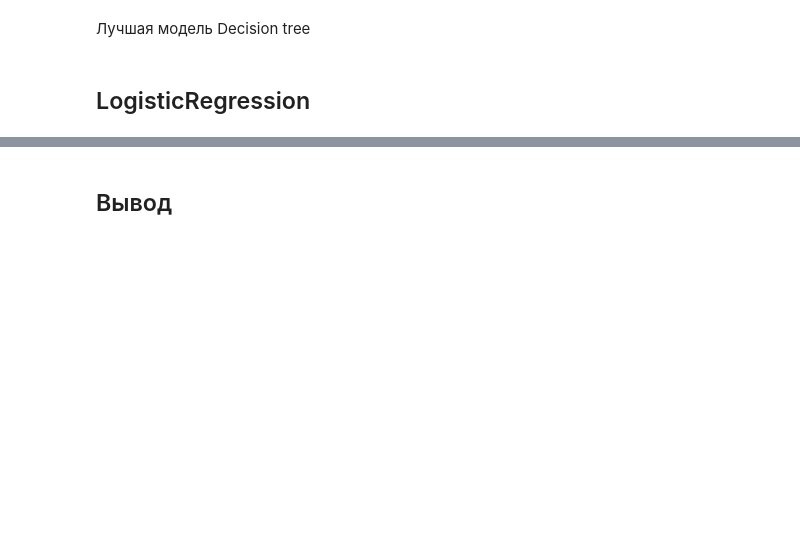
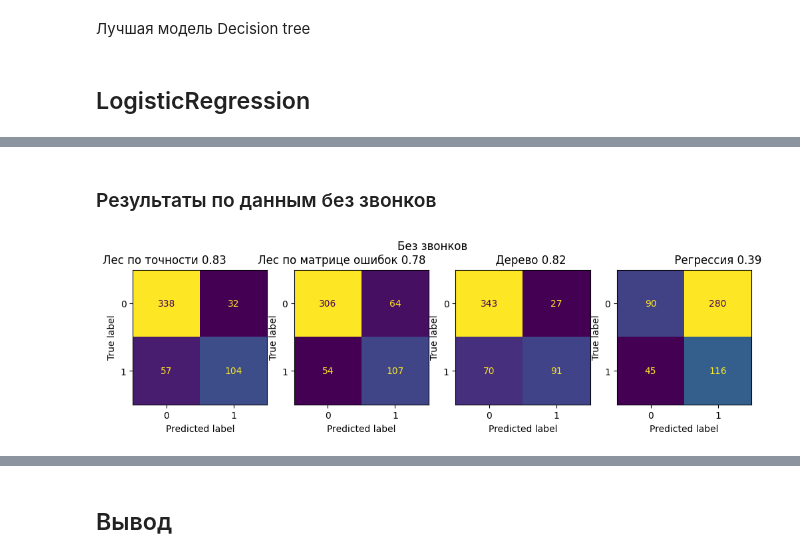
Before and after one commit to Gvozdyara/ml-tariff-classification, a Jupyter notebook: prediction_mobile_tariffs.ipynb, the cells around one changed output, grey strips where cells are left out. Drawn from its saved outputs; the diff is of its cells as text; code cells hidden in the pictures; blank space fills up the shorter version.

```diff
--- a/prediction_mobile_tariffs.ipynb
+++ b/prediction_mobile_tariffs.ipynb
@@ -313,0 +309,14 @@ disp = ConfusionMatrixDisplay.from_estimator(LR, X_test, y_test)
+# %% [markdown]
+### Результаты по данным без звонков
+# %%
+if NO_CALLS:
+    fig, axs = plt.subplots(1, 4, figsize=(12, 3))
+    disp_rf.plot(ax=axs[0], colorbar=False)
+    disp_rf_cm.plot(ax=axs[1], colorbar=False)
+    disp_dt.plot(ax=axs[2], colorbar=False)
+    disp_lr.plot(ax=axs[3], colorbar=False)
+    title = f"Лес по точности {accuracy_RF_test:.02f}         Лес по матрице ошибок {accuracy_RF_test_on_cm:.02f}                    Дерево {accuracy_DT_test:.02f}                               Регрессия {accuracy_LR_test:.02f}"
+    plt.suptitle(f"Без звонков\n{title}")
+    plt.show()
+# %% [output]
+[figure, added]
```
Also changed, not shown: parts of 51 cells of this notebook.
